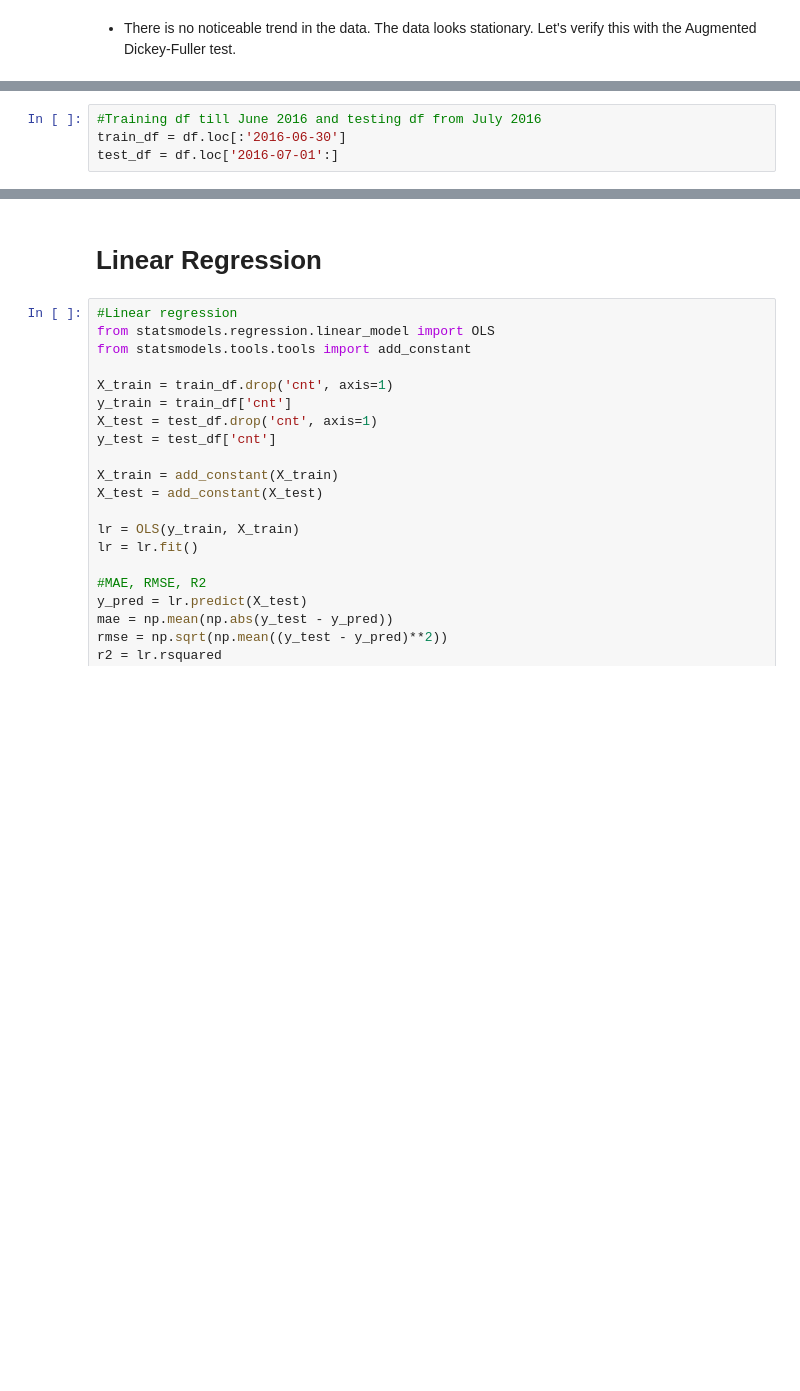
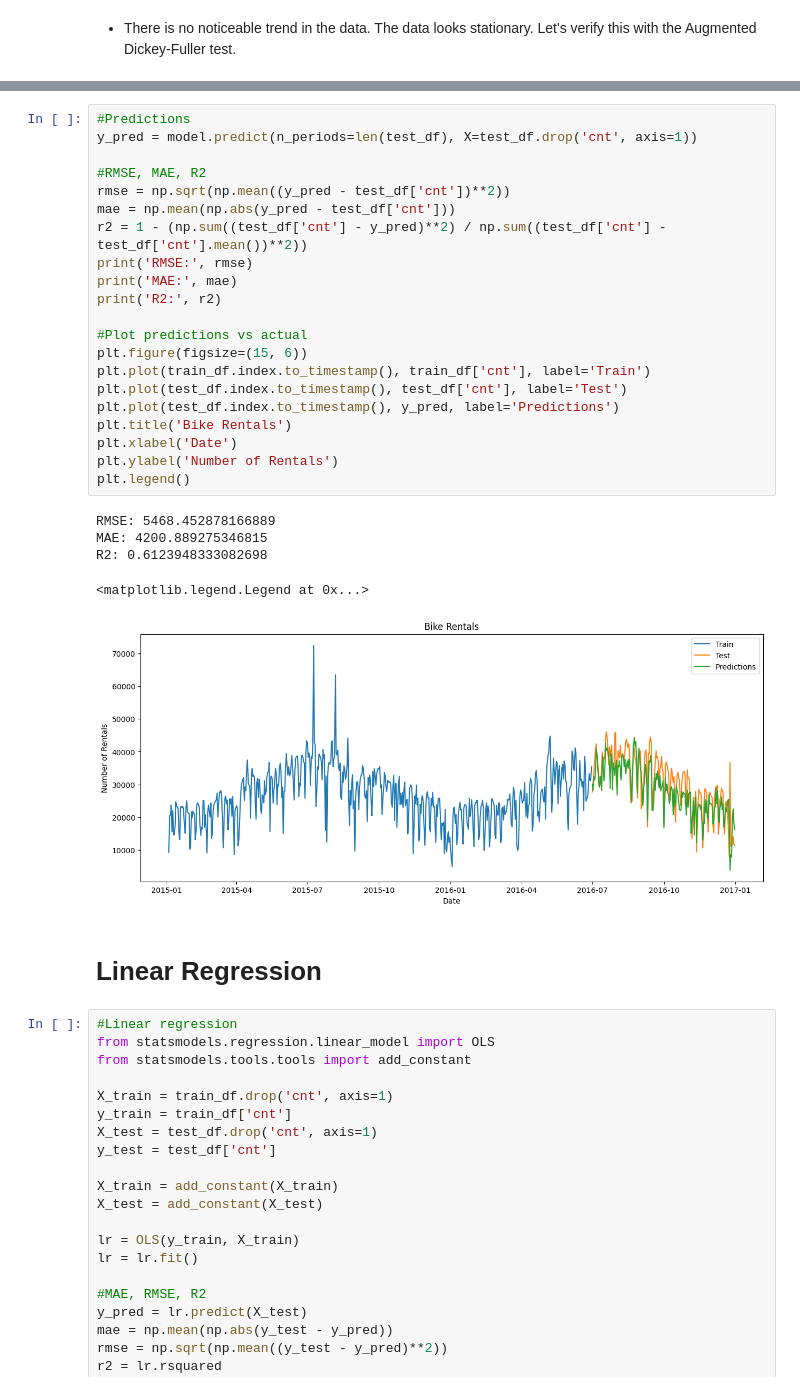
Before and after one commit to sbhurtya/London-Bike-Sharing-Forecaset-Python-ML, a Jupyter notebook: lbs.ipynb, the cells around one changed output, grey strips where cells are left out. Saved outputs shown, nothing was run; the diff lists cells and outputs as text; blank space fills up the shorter version.

```diff
--- a/lbs.ipynb
+++ b/lbs.ipynb
@@ -223,4 +341,0 @@ However, running the model with these parameters is computationally expensive. F
-# %%
-#Training df till June 2016 and testing df from July 2016
-train_df = df.loc[:'2016-06-30']
-test_df = df.loc['2016-07-01':]
@@ -227,3 +401,30 @@ test_df = df.loc['2016-07-01':]
+# %%
+#Predictions
+y_pred = model.predict(n_periods=len(test_df), X=test_df.drop('cnt', axis=1))
+
+#RMSE, MAE, R2
+rmse = np.sqrt(np.mean((y_pred - test_df['cnt'])**2))
+mae = np.mean(np.abs(y_pred - test_df['cnt']))
+r2 = 1 - (np.sum((test_df['cnt'] - y_pred)**2) / np.sum((test_df['cnt'] - test_df['cnt'].mean())**2))
+print('RMSE:', rmse)
+print('MAE:', mae)
+print('R2:', r2)
+
+#Plot predictions vs actual
+plt.figure(figsize=(15, 6))
+plt.plot(train_df.index.to_timestamp(), train_df['cnt'], label='Train')
+plt.plot(test_df.index.to_timestamp(), test_df['cnt'], label='Test')
+plt.plot(test_df.index.to_timestamp(), y_pred, label='Predictions')
+plt.title('Bike Rentals')
+plt.xlabel('Date')
+plt.ylabel('Number of Rentals')
+plt.legend()
+# %% [output]
+RMSE: 5468.452878166889
+MAE: 4200.889275346815
+R2: 0.6123948333082698
+<matplotlib.legend.Legend at 0x...>
+[figure, added]
 # %% [markdown]
 # Linear Regression
 # %%
```
Also changed, not shown: parts of 25 cells of this notebook.
